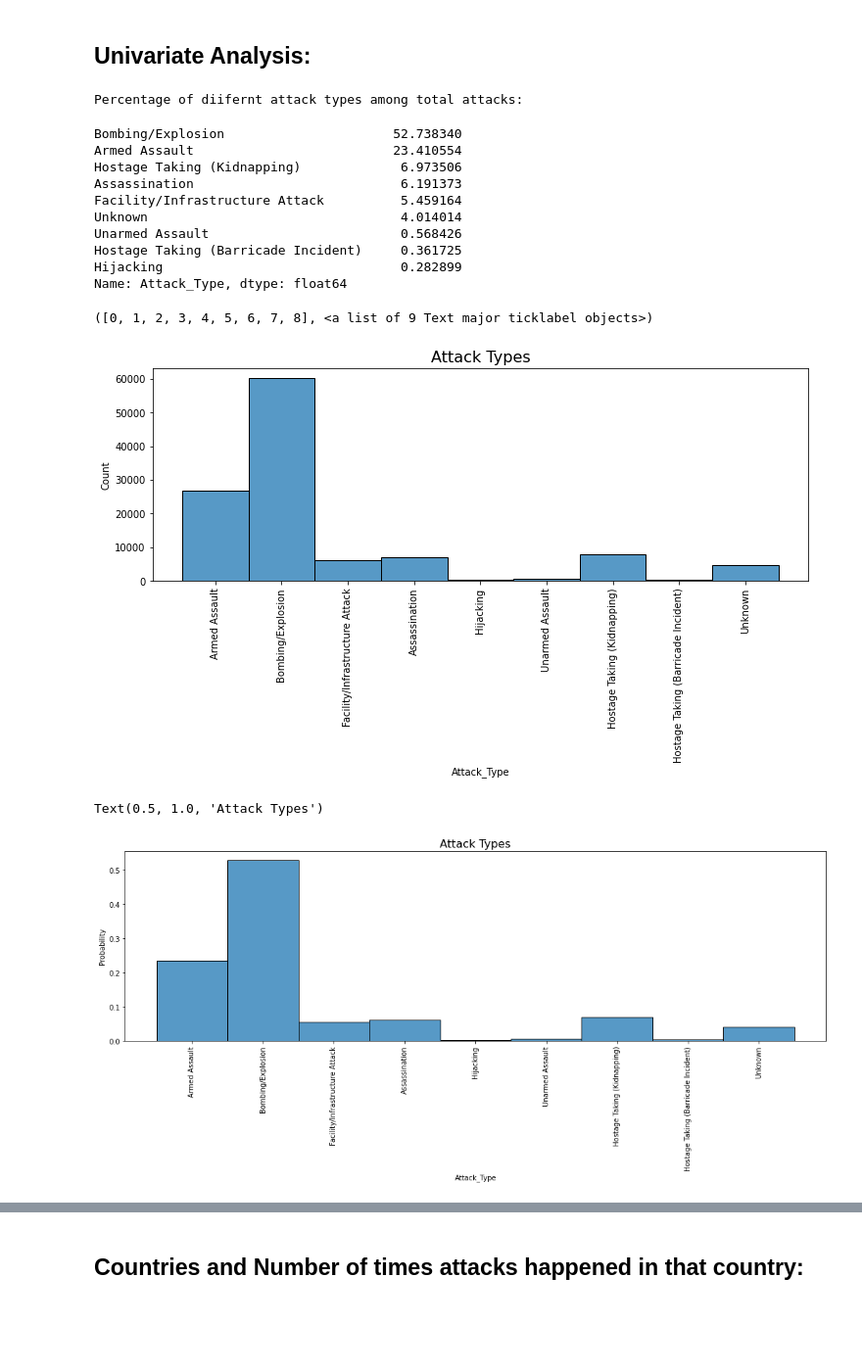
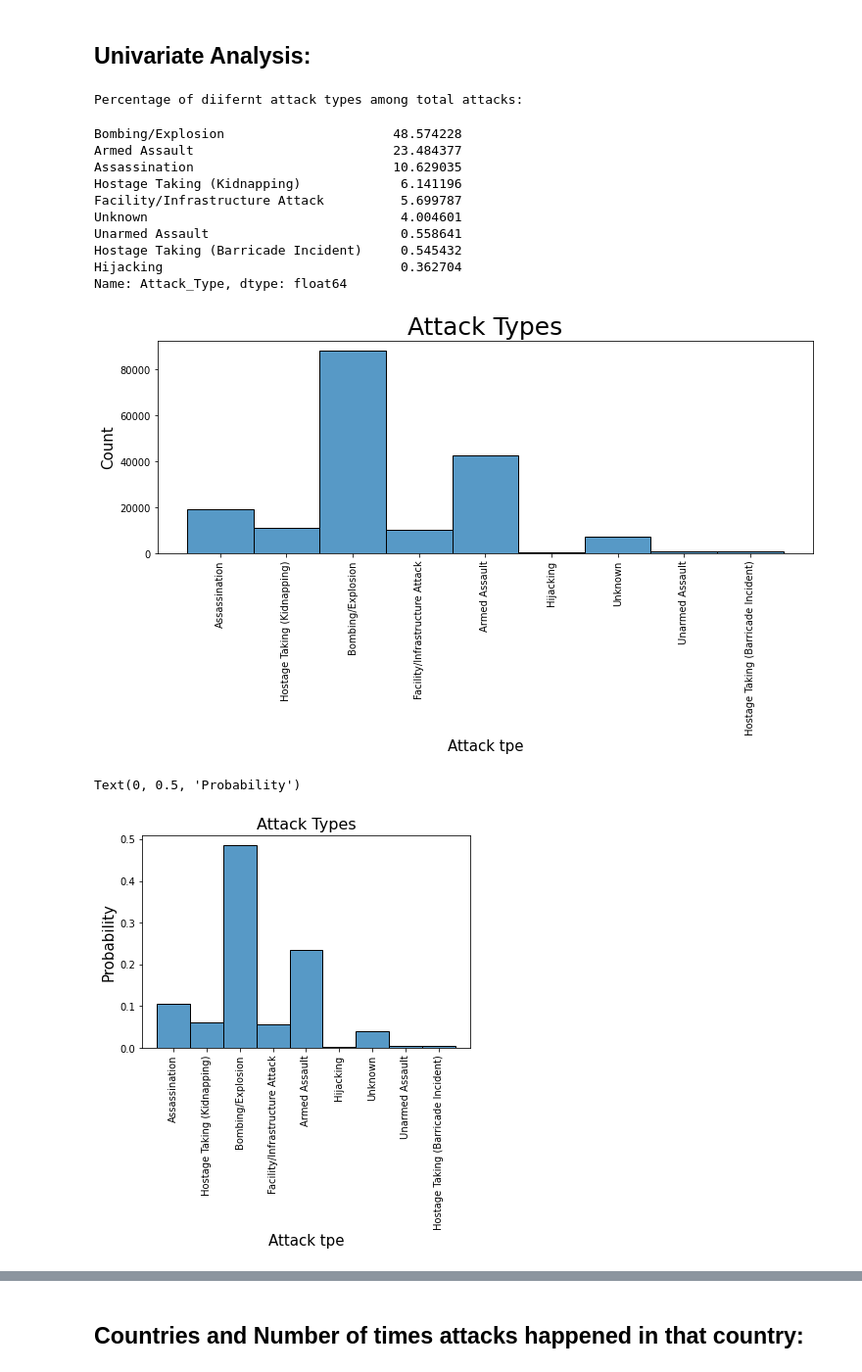
Before and after one commit to Kondasagar/Global-Terrorism-Analysis, a Jupyter notebook: Global_Terrorism_Analysis_Capstone_Project.ipynb, the cells around one changed output, grey strips where cells are left out. Shown at 98% size. Drawn from its saved outputs; the diff is of its cells as text; code cells hidden in the pictures; blank space fills up the shorter version.

```diff
--- a/Global_Terrorism_Analysis_Capstone_Project.ipynb
+++ b/Global_Terrorism_Analysis_Capstone_Project.ipynb
@@ -317,4 +305,4 @@ new_df["Killed"]=new_df["Killed"].fillna(0).astype(int)
 new_df["Wounded"]=new_df["Wounded"].fillna(0).astype(int)
 # %%
 # Dropping the rows which are having one or more than one null value
-new_df=new_df.dropna()
+# new_df=new_df.dropna()
@@ -361,15 +357,15 @@ print("Percentage of diifernt attack types among total attacks:\n")
 (new_df['Attack_Type'].value_counts()/new_df.shape[0])*100
 # %% [output]
 Percentage of diifernt attack types among total attacks:
-Bombing/Explosion                      52.738340
-Armed Assault                          23.410554
-Hostage Taking (Kidnapping)             6.973506
-Assassination                           6.191373
-Facility/Infrastructure Attack          5.459164
-Unknown                                 4.014014
-Unarmed Assault                         0.568426
-Hostage Taking (Barricade Incident)     0.361725
-Hijacking                               0.282899
+Bombing/Explosion                      48.574228
+Armed Assault                          23.484377
+Assassination                          10.629035
+Hostage Taking (Kidnapping)             6.141196
+Facility/Infrastructure Attack          5.699787
+Unknown                                 4.004601
+Unarmed Assault                         0.558641
+Hostage Taking (Barricade Incident)     0.545432
+Hijacking                               0.362704
 Name: Attack_Type, dtype: float64
 # %%
 # visualisation of attack type distribution
@@ -378,18 +374,22 @@ plt.figure(figsize=(12,4))
 
 # histogram
 sns.histplot(new_df['Attack_Type'],palette='cubehelix')
-plt.title('Attack Types',fontsize=16)
+plt.title('Attack Types',fontsize=25)
+plt.xlabel("Attack tpe",fontsize=15)
+plt.ylabel('Count',fontsize=15)
 plt.xticks(rotation=90)
+plt.show()
 # %% [output]
-([0, 1, 2, 3, 4, 5, 6, 7, 8], <a list of 9 Text major ticklabel objects>)
-[figure, old version]
+[figure, new version]
 # %%
 # Plot histogram
 sns.histplot(data = new_df, x = "Attack_Type", stat = "probability", discrete = True)
 plt.xticks(rotation=90)
 plt.title('Attack Types',fontsize=16)
+plt.xlabel("Attack tpe",fontsize=15)
+plt.ylabel('Probability',fontsize=15)
 # %% [output]
-Text(0.5, 1.0, 'Attack Types')
+Text(0, 0.5, 'Probability')
-[figure, old version]
+[figure, new version]
 # %% [markdown]
 ## Observations:
```
Also changed, not shown: parts of 40 cells of this notebook.
